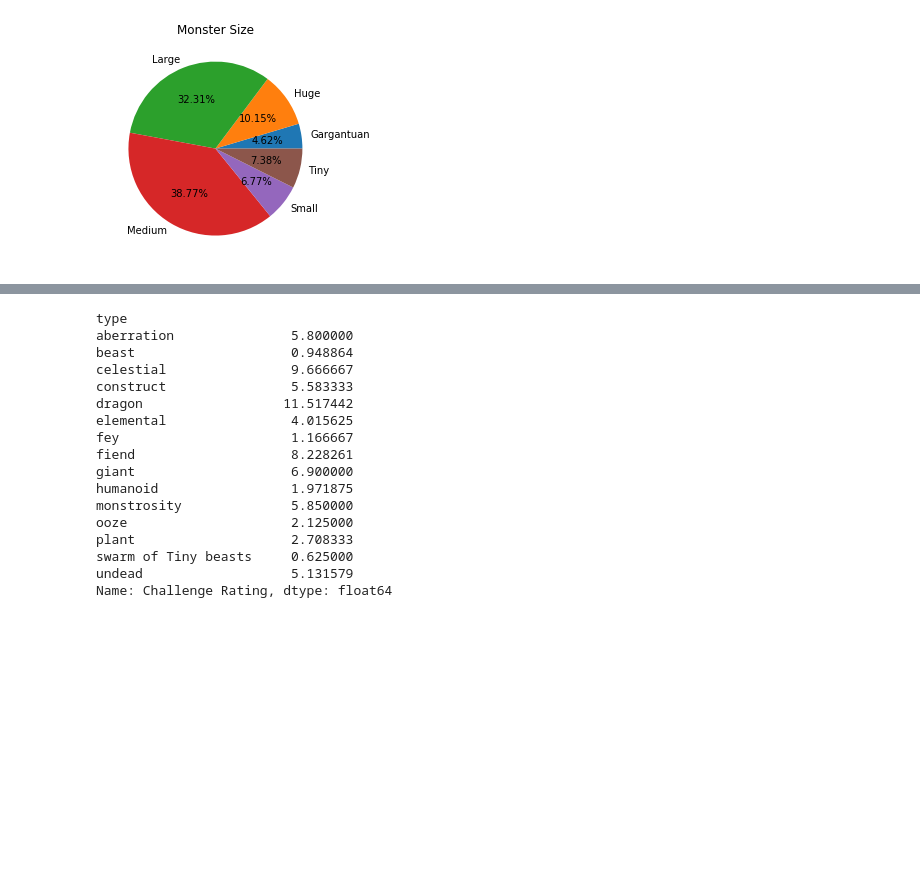
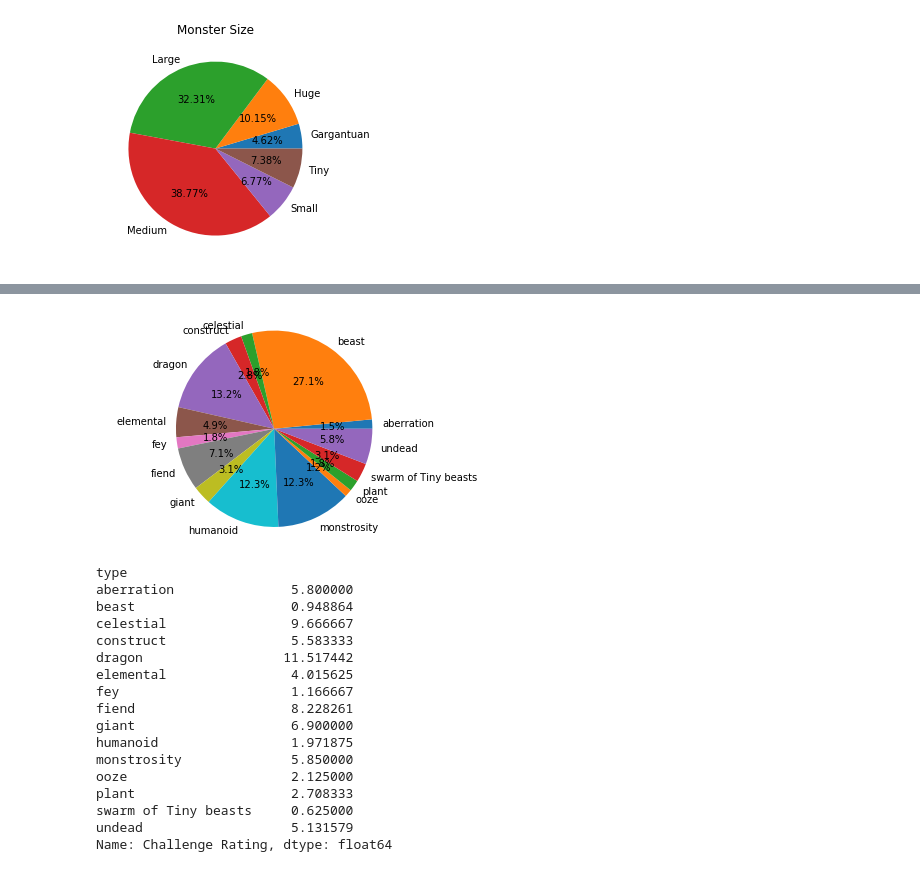
Before and after one commit to claxtonh/Project-1, a Jupyter notebook: Getting Data-Copy2.ipynb, the cells around one changed output, grey strips where cells are left out. Cells and saved outputs as stored; diff of their text form; code cells hidden in the pictures; blank space fills up the shorter version.

```diff
--- a/Getting Data-Copy2.ipynb
+++ b/Getting Data-Copy2.ipynb
@@ -209,0 +238,3 @@ plt.show()
+# %%
+type_amount=monster.groupby("type")["name"].count()
+type_amount
@@ -210,3 +259,9 @@ plt.show()
+# %%
+plt.pie(type_amount, labels=labels_str_type, autopct = "%1.1f%%")
+plt.axis("equal")
+plt.show()
+# %% [output]
+[figure, added]
 # %%
 type_cr=monster.groupby("type")["Challenge Rating"].mean()
 type_cr
```
Also changed, not shown: parts of 8 cells of this notebook.
